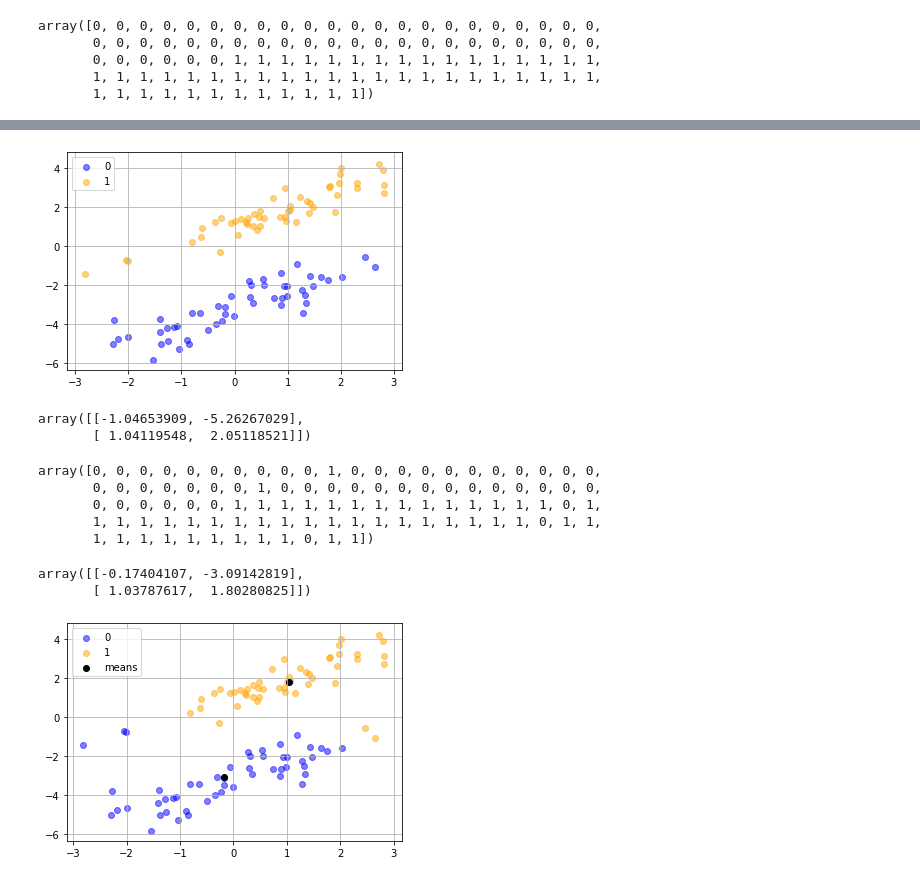
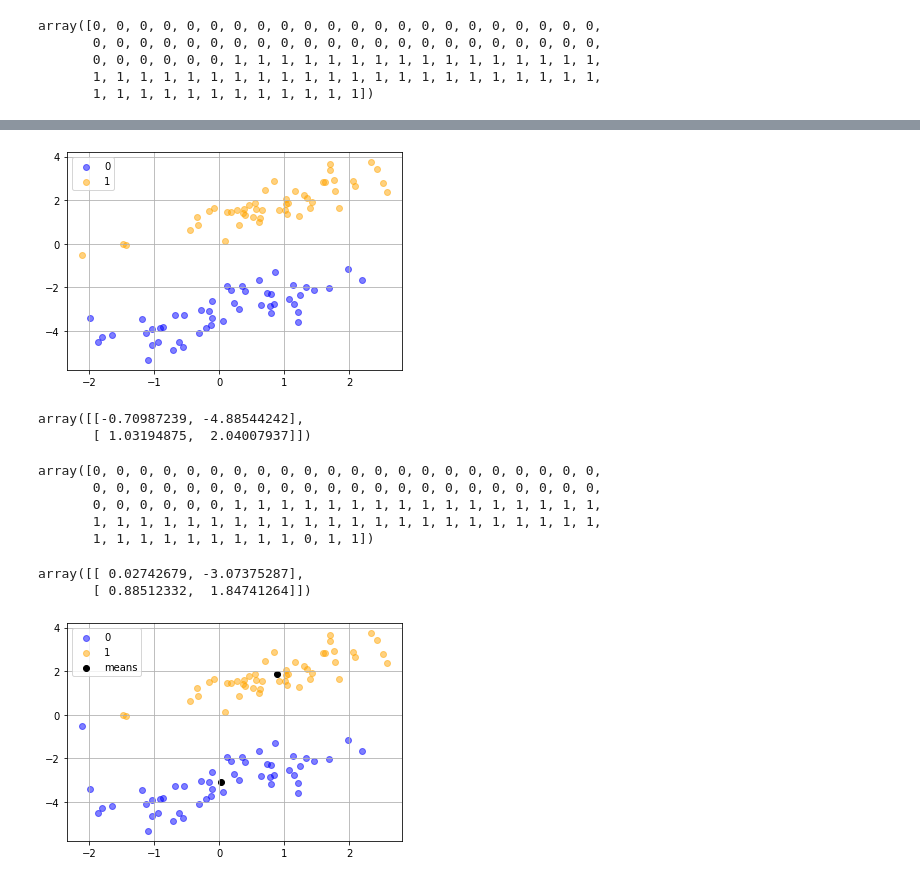
Before and after one commit to phonosync/fromscratch, a Jupyter notebook: kmeans.ipynb, the cells around one changed output, grey strips where cells are left out. Drawn from its saved outputs; the diff is of its cells as text; code cells hidden in the pictures.

```diff
--- a/kmeans.ipynb
+++ b/kmeans.ipynb
@@ -118,38 +114,38 @@ plt.show()
 # %%
 mu_0 = [0,-3]
 variance = 1
 
 mu_1 = [1,2]
 
 m_cov = [[1, 0.8],
-         [1.8, 2]]
+         [0.8, 1]]
 
 np.random.seed(41) # make the results reproducible
 X = np.concatenate([np.random.multivariate_normal(mu_0, m_cov, N_0),
                     np.random.multivariate_normal(mu_1, m_cov, N_1)],
                    axis=0)
 X.shape
 
 T = np.array([0]*N_0 + [1]*N_1)
 
 colors = ['blue', 'orange']
 for i, color in enumerate(colors):
     i_samples = X[T == i]
     plt.scatter(i_samples[:,0], i_samples[:,1], c=color, alpha=0.5, label=str(i))
 
 plt.legend()
 plt.grid(True)
 plt.show()
 # %% [output]
-[figure, old version]
+[figure, new version]
 # %%
 K=2
 # %%
 means = X[np.random.randint(len(X), size=K),:]
 means
 # %% [output]
-array([[-1.04653909, -5.26267029],
-       [ 1.04119548,  2.05118521]])
+array([[-0.70987239, -4.88544242],
+       [ 1.03194875,  2.04007937]])
 # %%
 max_n_iter = 100
 assignments = None
@@ -176,16 +172,16 @@ while True:
 # %%
 assignments
 # %% [output]
-array([0, 0, 0, 0, 0, 0, 0, 0, 0, 0, 1, 0, 0, 0, 0, 0, 0, 0, 0, 0, 0, 0,
-       0, 0, 0, 0, 0, 0, 0, 1, 0, 0, 0, 0, 0, 0, 0, 0, 0, 0, 0, 0, 0, 0,
-       0, 0, 0, 0, 0, 0, 1, 1, 1, 1, 1, 1, 1, 1, 1, 1, 1, 1, 1, 1, 0, 1,
-       1, 1, 1, 1, 1, 1, 1, 1, 1, 1, 1, 1, 1, 1, 1, 1, 1, 1, 1, 0, 1, 1,
+array([0, 0, 0, 0, 0, 0, 0, 0, 0, 0, 0, 0, 0, 0, 0, 0, 0, 0, 0, 0, 0, 0,
+       0, 0, 0, 0, 0, 0, 0, 0, 0, 0, 0, 0, 0, 0, 0, 0, 0, 0, 0, 0, 0, 0,
+       0, 0, 0, 0, 0, 0, 1, 1, 1, 1, 1, 1, 1, 1, 1, 1, 1, 1, 1, 1, 1, 1,
+       1, 1, 1, 1, 1, 1, 1, 1, 1, 1, 1, 1, 1, 1, 1, 1, 1, 1, 1, 1, 1, 1,
        1, 1, 1, 1, 1, 1, 1, 1, 1, 0, 1, 1])
 # %%
 means
 # %% [output]
-array([[-0.17404107, -3.09142819],
-       [ 1.03787617,  1.80280825]])
+array([[ 0.02742679, -3.07375287],
+       [ 0.88512332,  1.84741264]])
 # %%
 colors = ['blue', 'orange']
 for k in range(K):
@@ -196,4 +192,4 @@ plt.legend()
 plt.grid(True)
 plt.show()
 # %% [output]
-[figure, old version]
+[figure, new version]
```
Also changed, not shown: parts of 4 cells of this notebook.
